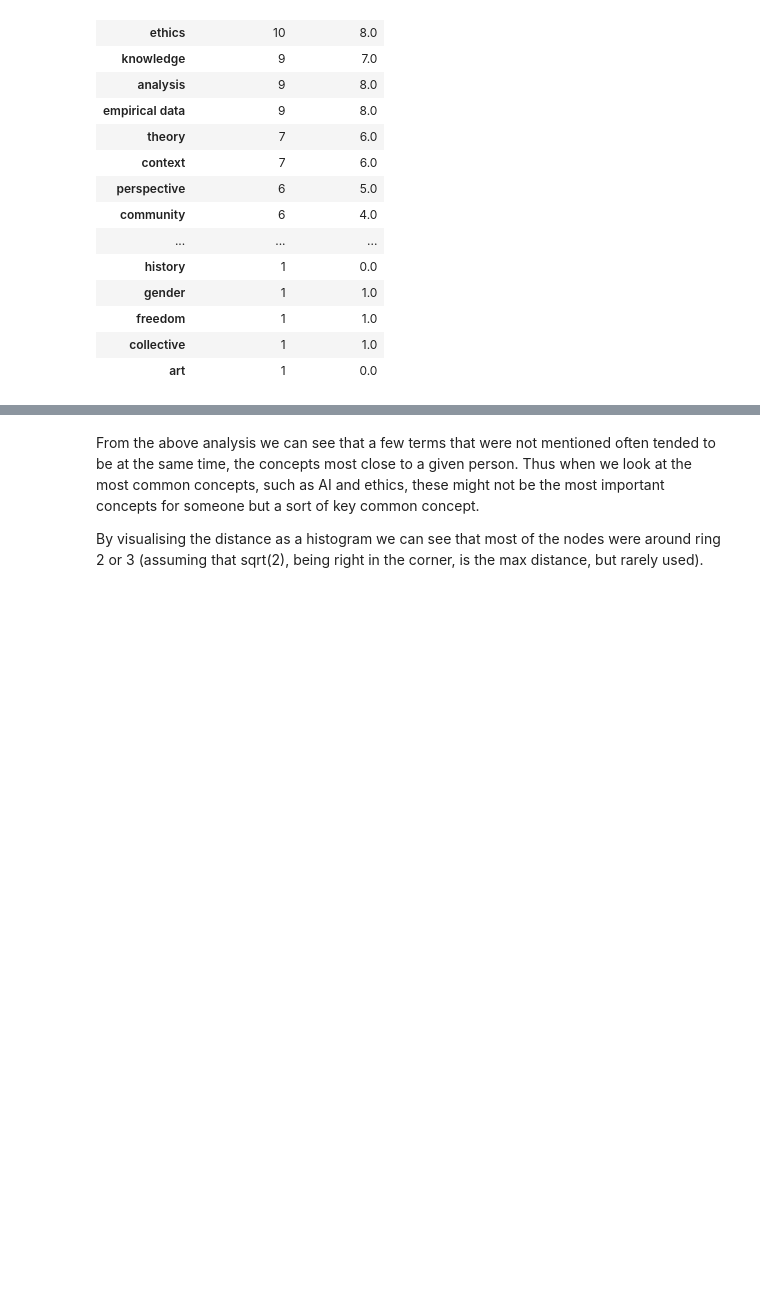
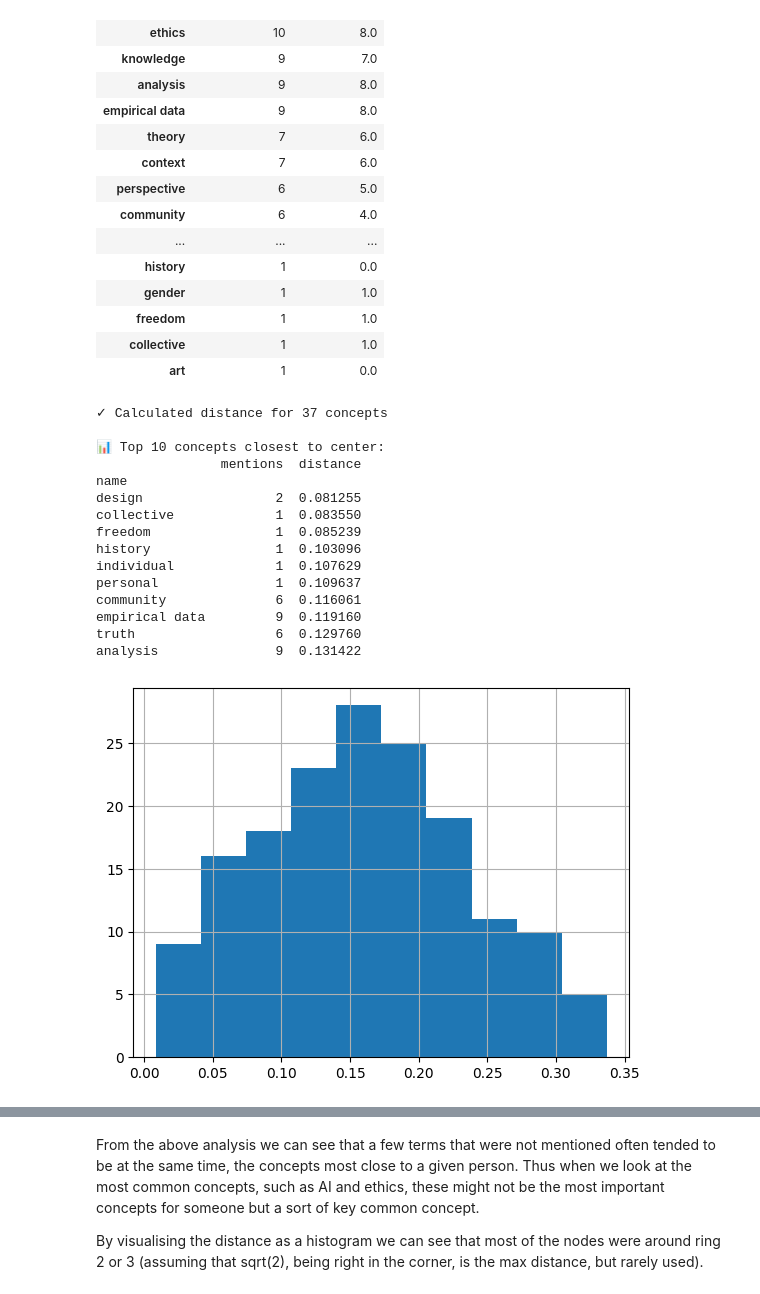
Before and after one commit to Calebagoha123/group4_fsstds, a Jupyter notebook: week3_group4.ipynb, the cells around one changed output, grey strips where cells are left out. Saved outputs shown, nothing was run; the diff lists cells and outputs as text; code cells hidden in the pictures; blank space fills up the shorter version.

```diff
--- a/week3_group4.ipynb
+++ b/week3_group4.ipynb
@@ -199,3 +199,47 @@ df_concepts
 | freedom | 1 | 1.0 |
 | collective | 1 | 1.0 |
 | art | 1 | 0.0 |
+# %%
+# ============================================================
+# Q3.1: EUCLIDEAN DISTANCE FROM CENTER
+# ============================================================
+
+import numpy as np
+
+# Calculate distance from center (0.5, 0.5) for each concept
+# distance = np.linalg.norm([x - 0.5, y - 0.5])
+df_alters['distance'] = df_alters.apply(
+    lambda row: np.linalg.norm([row['user_layout_x'] - 0.5, row['user_layout_y'] - 0.5]),
+    axis=1
+)
+
+# Visualize distance distribution
+df_alters["distance"].hist()
+
+# Aggregate by concept: count mentions and mean distance
+df_concepts_2 = df_alters[["name","distance"]].groupby("name").agg(["count","mean"])
+df_concepts_2.columns = ["mentions","distance"]
+
+# Sort by distance (closest to center first)
+df_concepts_2.sort_values("distance", inplace=True)
+
+print(f"✓ Calculated distance for {len(df_concepts_2)} concepts")
+print(f"\n📊 Top 10 concepts closest to center:")
+print(df_concepts_2.head(10))
+# %% [output]
+✓ Calculated distance for 37 concepts
+
+📊 Top 10 concepts closest to center:
+                mentions  distance
+name
+design                 2  0.081255
+collective             1  0.083550
+freedom                1  0.085239
+history                1  0.103096
+individual             1  0.107629
+personal               1  0.109637
+community              6  0.116061
+empirical data         9  0.119160
+truth                  6  0.129760
+analysis               9  0.131422
+[figure, added]
```
Also changed, not shown: parts of 1 cell of this notebook.
